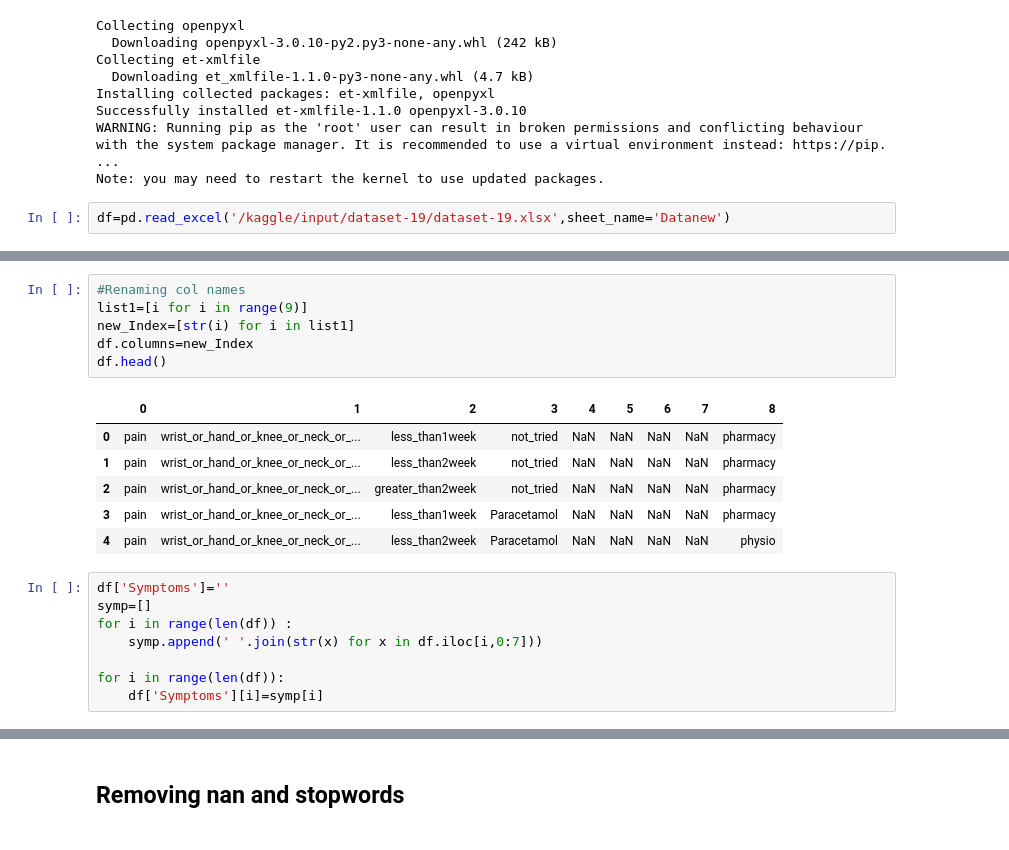
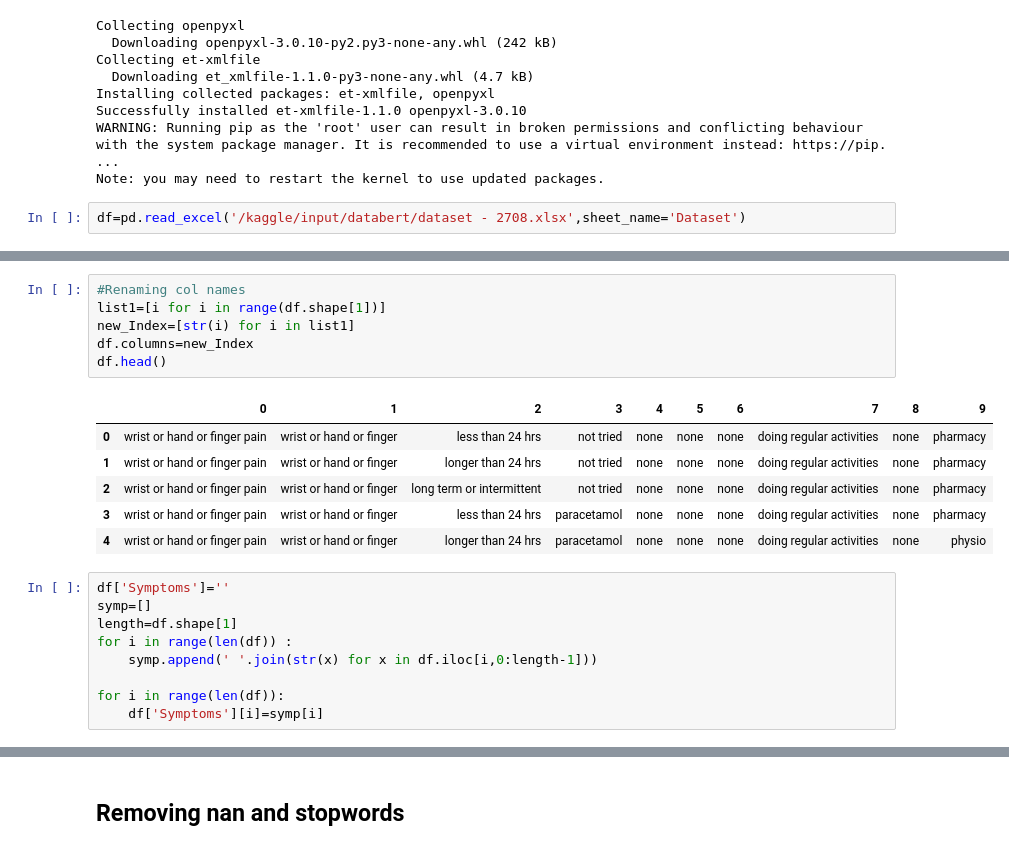
Before and after one commit to Lasimasn/Bert-for-nhs, a Jupyter notebook: NHS-demo1.ipynb, the cells around one changed output, grey strips where cells are left out. Saved outputs shown, nothing was run; the diff lists cells and outputs as text.

```diff
--- a/NHS-demo1.ipynb
+++ b/NHS-demo1.ipynb
@@ -15,7 +15,7 @@ Successfully installed et-xmlfile-1.1.0 openpyxl-3.0.10
 WARNING: Running pip as the 'root' user can result in broken permissions and conflicting behaviour with the system package manager. It is recommended to use a virtual environment instead: https://pip. ...
 Note: you may need to restart the kernel to use updated packages.
 # %%
-df=pd.read_excel('/kaggle/input/dataset-19/dataset-19.xlsx',sheet_name='Datanew')
+df=pd.read_excel('/kaggle/input/databert/dataset - 2708.xlsx',sheet_name='Dataset')
 # %%
 X=df.drop(columns=['Directed'])
 y=df['Directed']
@@ -43,21 +47,22 @@ df.Directed.value_counts().plot(kind='bar')
 # %%
 #Renaming col names
-list1=[i for i in range(9)]
+list1=[i for i in range(df.shape[1])]
 new_Index=[str(i) for i in list1]
 df.columns=new_Index
 df.head()
 # %% [output]
-|  | 0 | 1 | 2 | 3 | 4 | 5 | 6 | 7 | 8 |
-| 0 | pain | wrist_or_hand_or_knee_or_neck_or_... | less_than1week | not_tried | NaN | NaN | NaN | NaN | pharmacy |
-| 1 | pain | wrist_or_hand_or_knee_or_neck_or_... | less_than2week | not_tried | NaN | NaN | NaN | NaN | pharmacy |
-| 2 | pain | wrist_or_hand_or_knee_or_neck_or_... | greater_than2week | not_tried | NaN | NaN | NaN | NaN | pharmacy |
-| 3 | pain | wrist_or_hand_or_knee_or_neck_or_... | less_than1week | Paracetamol | NaN | NaN | NaN | NaN | pharmacy |
-| 4 | pain | wrist_or_hand_or_knee_or_neck_or_... | less_than2week | Paracetamol | NaN | NaN | NaN | NaN | physio |
+|  | 0 | 1 | 2 | 3 | 4 | 5 | 6 | 7 | 8 | 9 |
+| 0 | wrist or hand or finger pain | wrist or hand or finger | less than 24 hrs | not tried | none | none | none | doing regular activities | none | pharmacy |
+| 1 | wrist or hand or finger pain | wrist or hand or finger | longer than 24 hrs | not tried | none | none | none | doing regular activities | none | pharmacy |
+| 2 | wrist or hand or finger pain | wrist or hand or finger | long term or intermittent | not tried | none | none | none | doing regular activities | none | pharmacy |
+| 3 | wrist or hand or finger pain | wrist or hand or finger | less than 24 hrs | paracetamol | none | none | none | doing regular activities | none | pharmacy |
+| 4 | wrist or hand or finger pain | wrist or hand or finger | longer than 24 hrs | paracetamol | none | none | none | doing regular activities | none | physio |
 # %%
 df['Symptoms']=''
 symp=[]
+length=df.shape[1]
 for i in range(len(df)) :
-    symp.append(' '.join(str(x) for x in df.iloc[i,0:7]))
+    symp.append(' '.join(str(x) for x in df.iloc[i,0:length-1]))
 
 for i in range(len(df)):
     df['Symptoms'][i]=symp[i]
```
Also changed, not shown: parts of 39 cells of this notebook.
